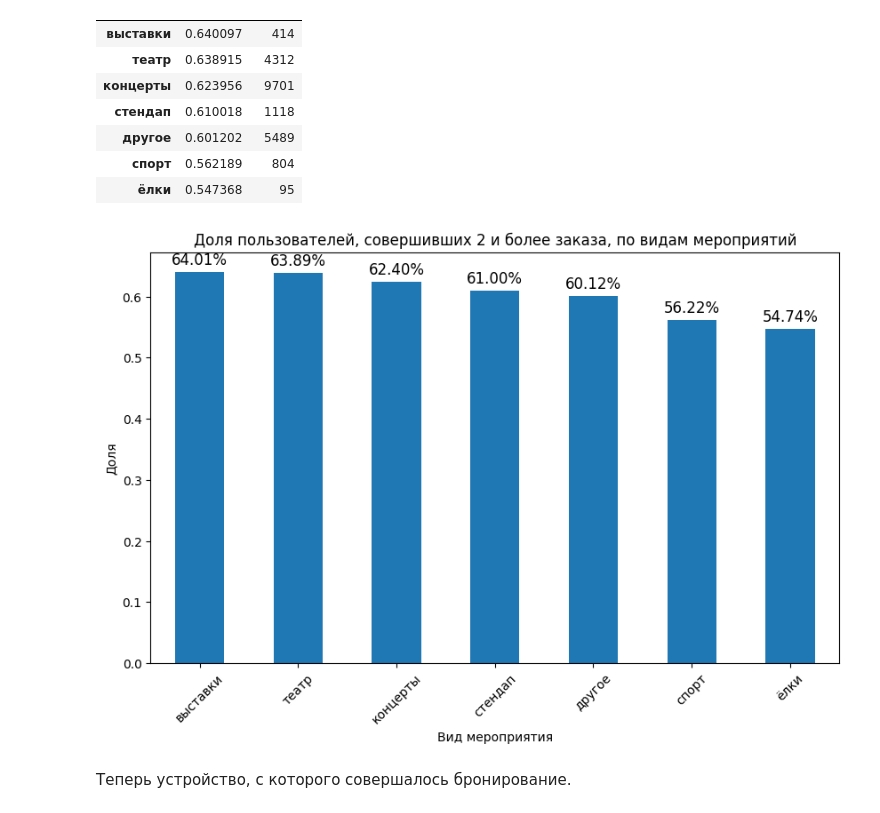
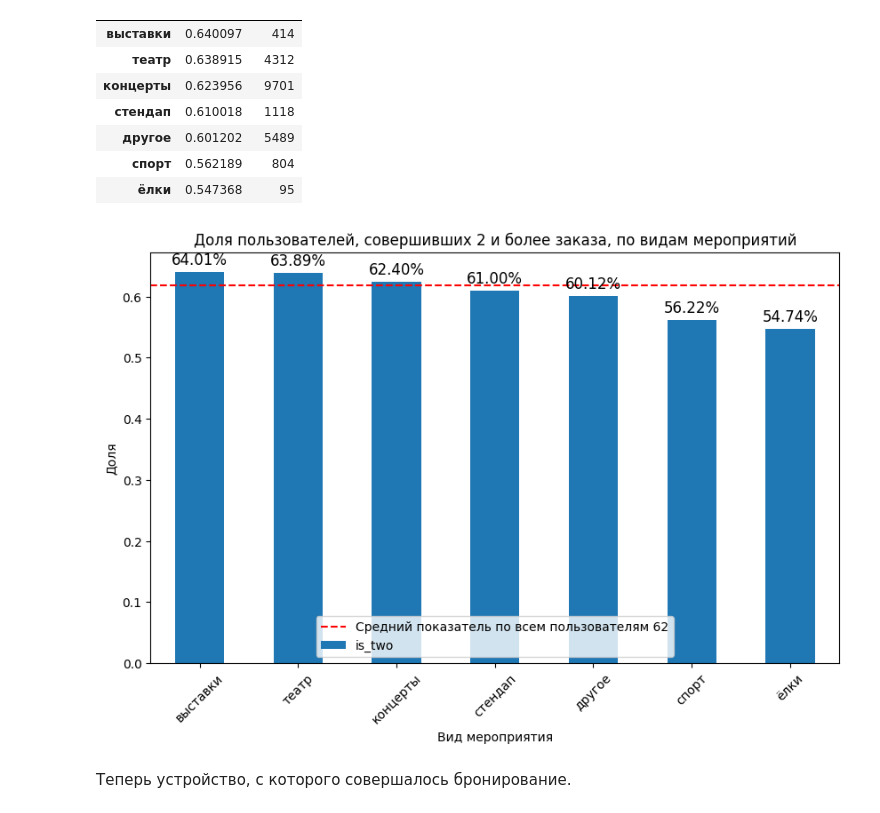
Before and after one commit to konstantin-kasyanov/project_module_2, a Jupyter notebook: project.ipynb, the cells around one changed output. Cells and saved outputs as stored; diff of their text form; code cells hidden in the pictures.

```diff
--- a/project.ipynb
+++ b/project.ipynb
@@ -591,5 +593,5 @@ display(df_test_filtered.shape)
 # %%
-df['days_since_prev'] = df['days_since_prev'].replace(0, np.nan)
+#df['days_since_prev'] = df['days_since_prev'].replace(0, np.nan)
 plt.figure(figsize=(10,6))
 df['days_since_prev'].plot(kind='hist', bins=70)
 plt.title('Распределение дней между заказами')
@@ -1096,20 +1090,22 @@ df_profile.groupby('genre').agg({'is_two':['mean','count']}).sort_values(by=('is
 # %%
 plt.figure(figsize=(10,6))
 bar_container_412_1 = df_profile.groupby('genre')['is_two'].mean().sort_values(ascending=False).plot(kind='bar')
+plt.axhline(y=df_profile['is_two'].mean(), color='r', linestyle='--', label=f'Средний показатель по всем пользователям {round(df_profile["is_two"].mean()*100)}')
 plt.title('Доля пользователей, совершивших 2 и более заказа, по видам мероприятий')
 plt.xlabel('Вид мероприятия')
 plt.ylabel('Доля')
 plt.xticks(rotation=45)
 for i in bar_container_412_1.patches:
     bar_container_412_1.annotate(f'{i.get_height():.2%}',
                                 (i.get_x() + i.get_width() / 2, i.get_height()),
                                 ha='center', va='bottom',
                                 fontsize=12,
                                 xytext=(0, 3),
                                 textcoords='offset points')
+plt.legend(loc='lower center')
 plt.show()
 # %% [output]
-[figure, old version]
+[figure, new version]
 # %% [markdown]
 Теперь устройство, с которого совершалось бронирование.
 # %%
```
Also changed, not shown: parts of 29 cells of this notebook.
